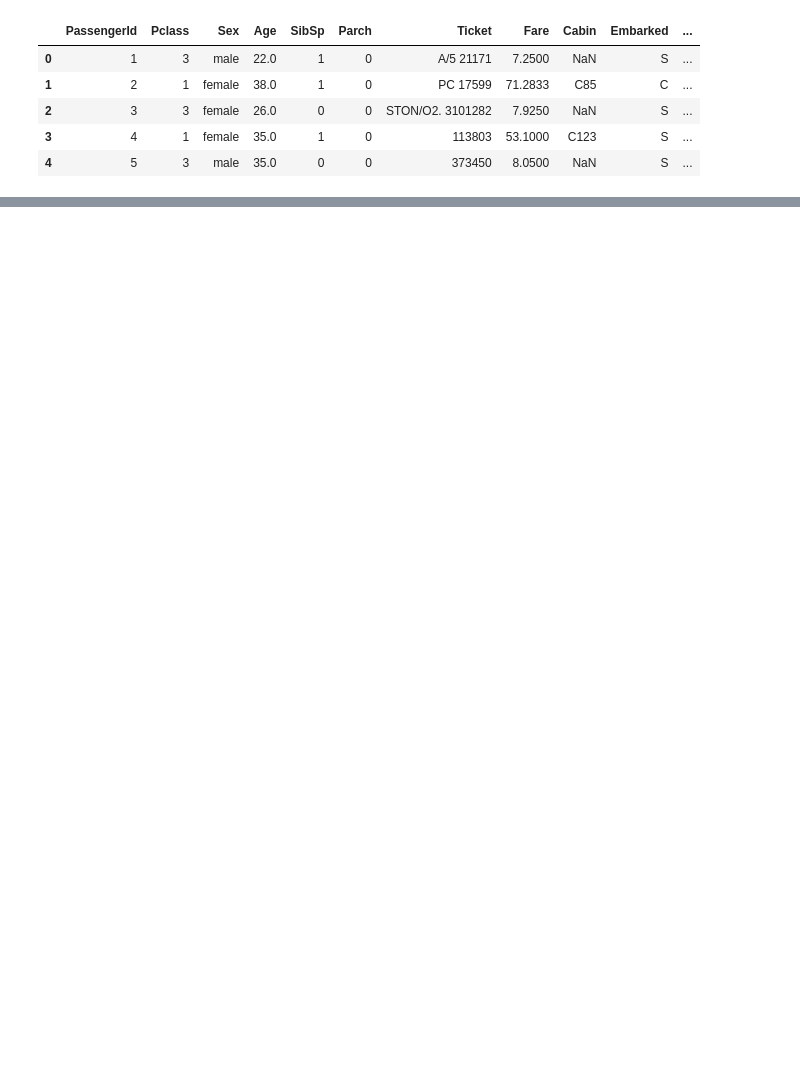
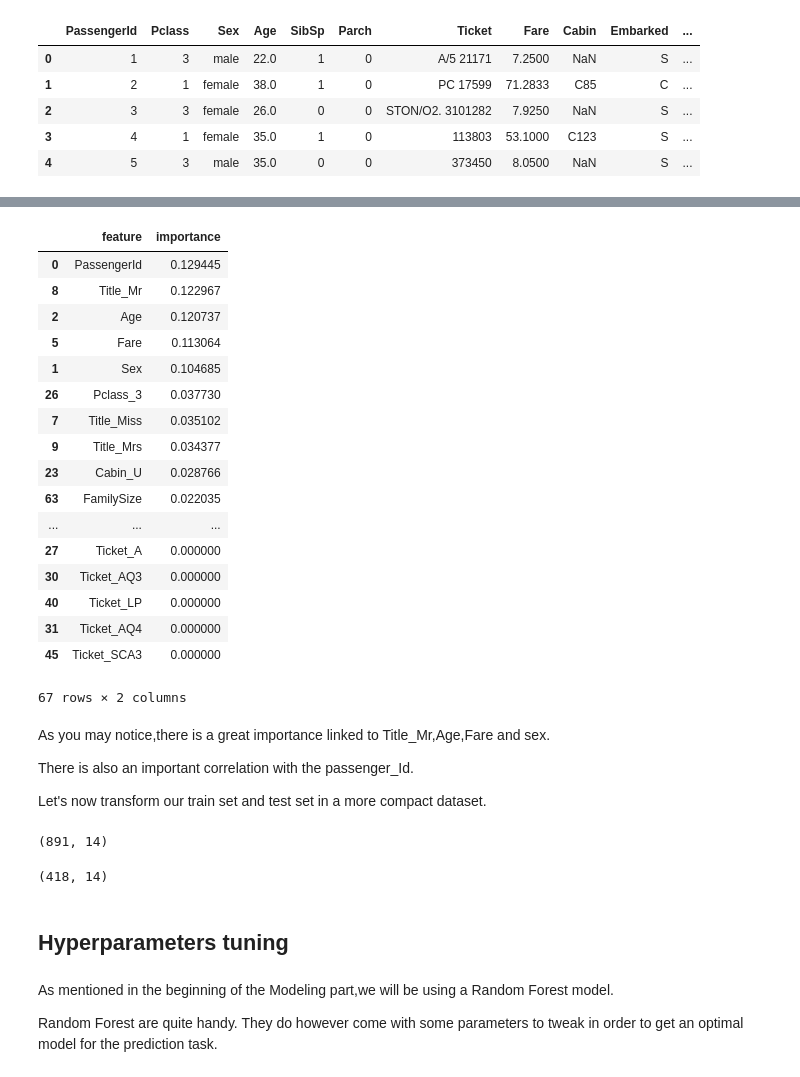
Before and after one commit to Naveed1842/DataScience-Projects, a Jupyter notebook: kaggle-titanic/Data_Exploration.ipynb, the cells around one changed output, grey strips where cells are left out. Saved outputs shown, nothing was run; the diff lists cells and outputs as text; code cells hidden in the pictures; blank space fills up the shorter version.

```diff
--- a/kaggle-titanic/Data_Exploration.ipynb
+++ b/kaggle-titanic/Data_Exploration.ipynb
@@ -421,0 +801,13 @@ combined.head()
+# %%
+def recover_train_test_target():
+    global combined
+
+    train0 = pd.read_csv('./data/train.csv')
+
+    targets = train0.Survived
+    train = combined.ix[0:890]
+    test= combined.ix[891:]
+
+    return train,test,targets
+# %%
+train,test,targets = recover_train_test_target()
@@ -421,0 +836,53 @@ combined.head()
+# %%
+from sklearn.ensemble import ExtraTreesClassifier
+from sklearn.feature_selection import SelectFromModel
+clf=ExtraTreesClassifier(n_estimators=200)
+clf=clf.fit(train,targets)
+# %%
+features=pd.DataFrame()
+features['feature']=train.columns
+features['importance'] = clf.feature_importances_
+# %%
+features.sort_values(['importance'],ascending=False)
+# %% [output]
+|  | feature | importance |
+| 0 | PassengerId | 0.129445 |
+| 8 | Title_Mr | 0.122967 |
+| 2 | Age | 0.120737 |
+| 5 | Fare | 0.113064 |
+| 1 | Sex | 0.104685 |
+| 26 | Pclass_3 | 0.037730 |
+| 7 | Title_Miss | 0.035102 |
+| 9 | Title_Mrs | 0.034377 |
+| 23 | Cabin_U | 0.028766 |
+| 63 | FamilySize | 0.022035 |
+| ... | ... | ... |
+| 27 | Ticket_A | 0.000000 |
+| 30 | Ticket_AQ3 | 0.000000 |
+| 40 | Ticket_LP | 0.000000 |
+| 31 | Ticket_AQ4 | 0.000000 |
+| 45 | Ticket_SCA3 | 0.000000 |
+67 rows × 2 columns
+# %% [markdown]
+As you may notice,there is a great importance linked to Title_Mr,Age,Fare and sex.
+
+There is also an important correlation with the passenger_Id.
+
+Let's now transform our train set and test set in a more compact dataset.
+# %%
+model = SelectFromModel(clf,prefit=True)
+train_new = model.transform(train)
+train_new.shape
+# %% [output]
+(891, 14)
+# %%
+test_new = model.transform(test)
+test_new.shape
+# %% [output]
+(418, 14)
+# %% [markdown]
+## Hyperparameters tuning
+# %% [markdown]
+As mentioned in the beginning of the Modeling part,we will be using a Random Forest model.
+
+Random Forest are quite handy. They do however come with some parameters to tweak in order to get an optimal model for the prediction task.
```
Also changed, not shown: parts of 65 cells of this notebook.
